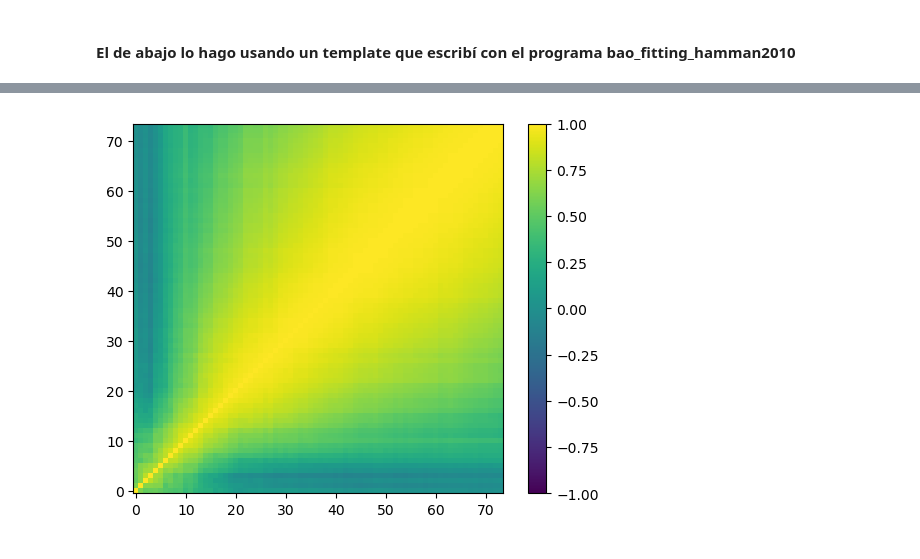
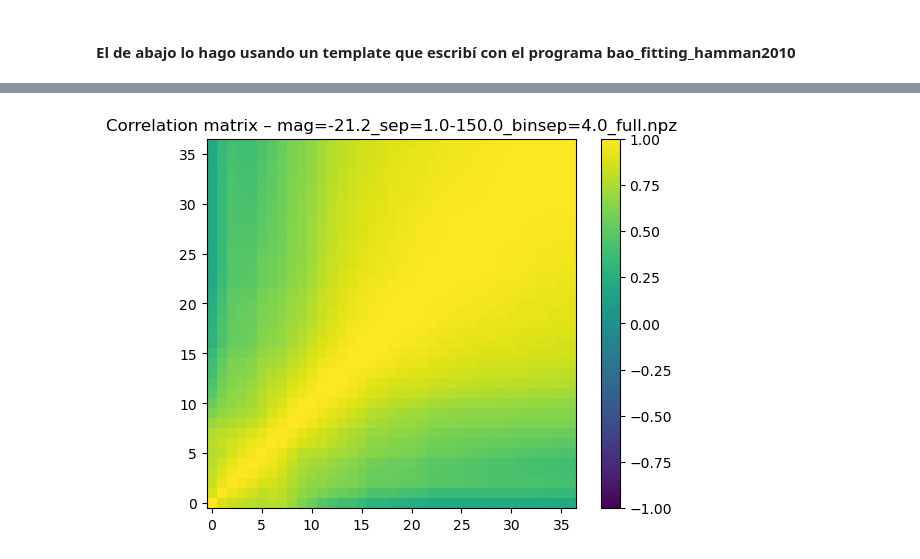
Before and after one commit to FedeDavilaKurban/filbao-md, a Jupyter notebook: bao_fitting.ipynb, the cells around one changed output, grey strips where cells are left out. Saved outputs shown, nothing was run; the diff lists cells and outputs as text; code cells hidden in the pictures.

```diff
--- a/bao_fitting.ipynb
+++ b/bao_fitting.ipynb
@@ -1469,9 +1449,9 @@ def fit_bao(s_data, xi_data, k, P_wiggle, P_nowiggle,
     s_fit = s_data[mask]
     xi_fit = xi_data[mask]
 
-    p0 = [1.0, 1.0, 6.0, 0.0, 0.0, 0.0, 0.0]
+    p0 = [1.0, 1.0, 6.0, 0.0, 0.0, 0.0, 0.0] # alpha, B, Sigma, A0, A1, A2, A3
     bounds = [(0.8, 1.2), (0.0, None), (0.0, 20.0),
-              (None, None), (None, None), (None, None), (None, None)]
+              (None, None), (-1, 1), (-1, 1), (-1, 1)]
 
     if inv_cov is not None:
         chi2_func = chi2_cov
@@ -1547,25 +1527,35 @@ def run_bao_fit(monopole_file, template_kwargs=None, fit_range=(50,150),
                 nbar=None, box_volume=None, diagonal_only=False):
     k, P_w, P_nw, *_ = generate_templates(**(template_kwargs or {}))
 
-    # Load all data including n_jk
+    # Load data
     s, xi, cov, n_jk = load_monopole(monopole_file)
 
-    # Show covariance
-    corr = cov / np.outer(np.sqrt(np.diag(cov)),
-                      np.sqrt(np.diag(cov)))
+    # ------------------------------------------------------------------
+    # Plot correlation matrix ONLY if we have a valid 2D covariance
+    # ------------------------------------------------------------------
+    if cov is not None and cov.ndim == 2:
+        corr = cov / np.outer(np.sqrt(np.diag(cov)), np.sqrt(np.diag(cov)))
+        plt.figure()
+        plt.imshow(corr, origin='lower', vmin=-1, vmax=1)
+        plt.colorbar()
+        plt.title(f"Correlation matrix – {os.path.basename(monopole_file)}")
+        plt.savefig(f"{os.path.splitext(monopole_file)[0]}_corr.png")
+        plt.show()
+        plt.close()
+    elif cov is not None:
+        print("Covariance exists but is not 2D; using as diagonal errors only.")
+        diagonal_only = True   # force diagonal use
+    else:
+        print("No covariance found in file; using Poisson/diagonal errors.")
 
-    plt.imshow(corr, origin='lower', vmin=-1, vmax=1)
-    plt.colorbar()
-
-    # --- Determine the error model ---
+    # ------------------------------------------------------------------
+    # Determine error model
+    # ------------------------------------------------------------------
     inv_cov_corrected = None
     sigma_xi = None
 
-    # ============================================================
-    # FULL COVARIANCE
-    # ============================================================
-    if cov is not None and not diagonal_only:
-
+    # --- Full covariance (only if available and not forced to diagonal) ---
+    if cov is not None and not diagonal_only and cov.ndim == 2:
         mask_fit = (s >= fit_range[0]) & (s <= fit_range[1])
         N_bins = np.sum(mask_fit)
 
@@ -1582,51 +1572,41 @@ def run_bao_fit(monopole_file, template_kwargs=None, fit_range=(50,150),
             inv_raw = np.linalg.inv(cov_fit)
             inv_cov_corrected = hartlap * inv_raw
             sigma_xi = np.sqrt(np.diag(cov))
+            print("Using full jackknife covariance.")
+        except np.linalg.LinAlgError:
+            print("Covariance inversion failed. Falling back to diagonal errors.")
+            diagonal_only = True
 
-            print("Using full jackknife covariance.")
-
-        except np.linalg.LinAlgError:
-            print("Covariance inversion failed.")
-            return None
-
-
-    # ============================================================
-    # DIAGONAL JACKKNIFE COVARIANCE
-    # ============================================================
-    elif cov is not None and diagonal_only:
-
+    # --- Diagonal of jackknife covariance ---
+    if cov is not None and (diagonal_only or inv_cov_corrected is None):
+        sigma_xi = np.sqrt(np.diag(cov))
         print("Using diagonal of jackknife covariance.")
-
-        sigma_xi = np.sqrt(np.diag(cov))
-
         inv_cov_corrected = None
 
-
-    # ============================================================
-    # POISSON FALLBACK
-    # ============================================================
-    else:
-
-        print("No covariance found; using Poisson errors.")
-
+    # --- Poisson fallback ---
+    if sigma_xi is None:
+        print("No covariance; using Poisson errors.")
         if nbar is not None and box_volume is not None:
             sigma_xi = poisson_errors(s, xi, nbar, box_volume)
         else:
             sigma_xi = 0.01 * np.abs(xi) + 1e-5
 
-    # --- Fit ---
+    # ------------------------------------------------------------------
+    # Fit
+    # ------------------------------------------------------------------
     result, s_fit, xi_fit, use_full_cov = fit_bao(
         s, xi, k, P_w, P_nw,
-        inv_cov=inv_cov_corrected,   # None if not using full cov
+        inv_cov=inv_cov_corrected,
         sigma_xi=sigma_xi,
         fit_range=fit_range
     )
 
-    # --- Compute final χ² / dof ---
+    # ------------------------------------------------------------------
+    # Final χ² and output
+    # ------------------------------------------------------------------
     if use_full_cov and inv_cov_corrected is not None:
         chi2_min = chi2_cov(result.x, s_fit, xi_fit, k, P_w, P_nw, inv_cov_corrected)
     else:
-        # Diagonal case – chi2_weighted is result.fun
         chi2_min = result.fun
 
     dof = len(s_fit) - len(result.x)
@@ -1660,9 +1640,9 @@ if __name__ == "__main__":
     template_kwargs = dict(save_path='templates_hamman.npz', force_recompute=False)
 
     samples = {
-        'Full Sample': '../data/monopoles/box/mag=-21.2_sep=1.0-150.0_binsep=2.0_full.npz',
-        'Filament Galaxies': '../data/monopoles/box/mag=-21.2_sep=1.0-150.0_binsep=2.0_0.0-d_mathrmfilleq3.0.npz',
-        'Non-filament Galaxies': '../data/monopoles/box/mag=-21.2_sep=1.0-150.0_binsep=2.0_10.0-d_mathrmfilleq100.0.npz'
+        'Full Sample': '../data/monopoles/box/mag=-21.2_sep=1.0-150.0_binsep=4.0_full.npz',
+        'Filament Galaxies': '../data/monopoles/box/mag=-21.2_sep=1.0-150.0_binsep=4.0_0.0-d_mathrmfilleq3.0.npz',
+        'Non-filament Galaxies': '../data/monopoles/box/mag=-21.2_sep=1.0-150.0_binsep=4.0_10.0-d_mathrmfilleq100.0.npz'
     }
 
     for label, fname in samples.items():
@@ -1670,7 +1650,7 @@ if __name__ == "__main__":
         run_bao_fit(monopole_file=fname,
                     template_kwargs=template_kwargs,
                     nbar=nbar, box_volume=box_volume,
-                    diagonal_only=True)
+                    diagonal_only=False)
 # %% [output]
 ########################################
 Full Sample
@@ -1688 +1659 @@ A0, A1, A2 = -0.0012, 0.1385, 0.0016
-[figure, old version]
+[figure, new version]
```
Also changed, not shown: parts of 7 cells of this notebook, 2 other files.
